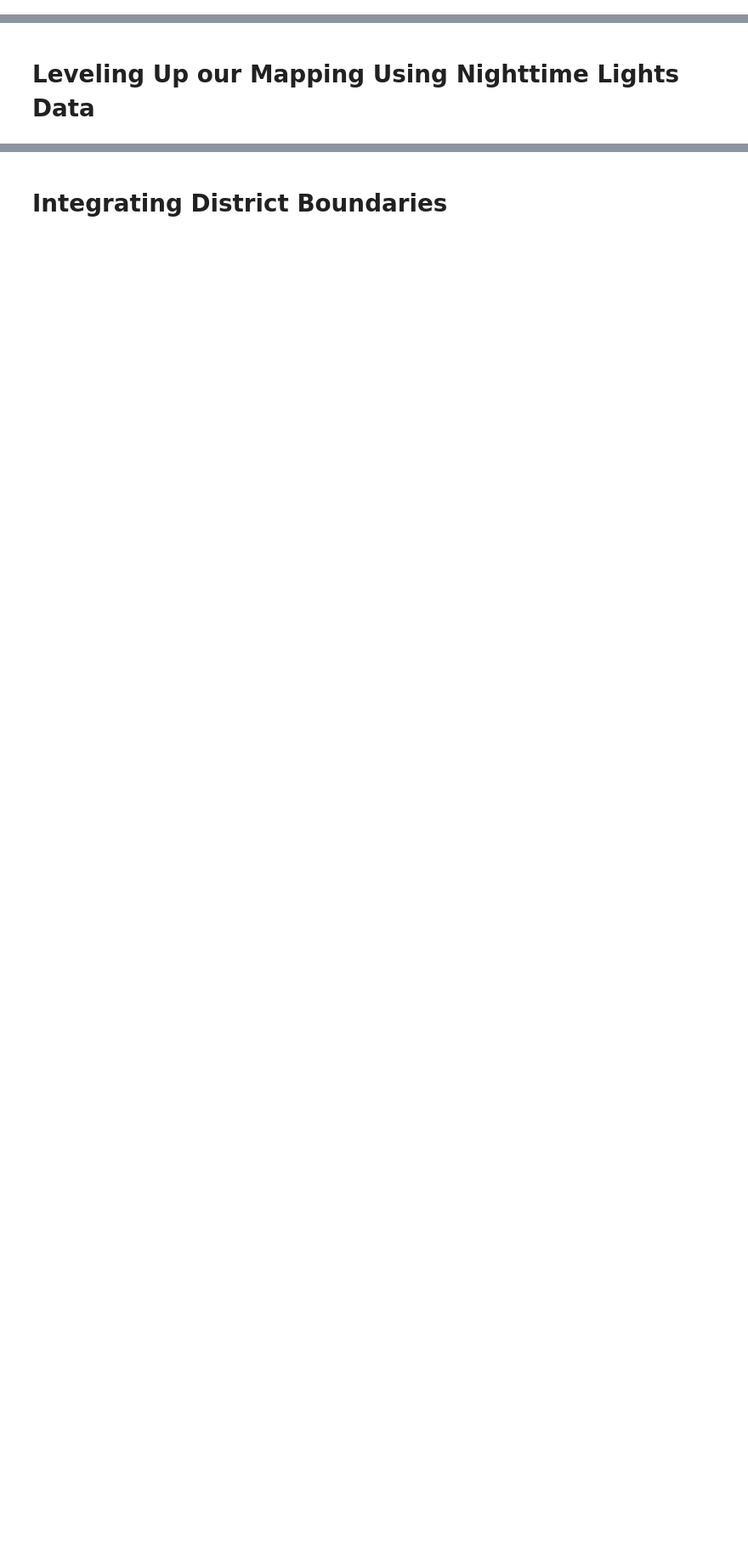
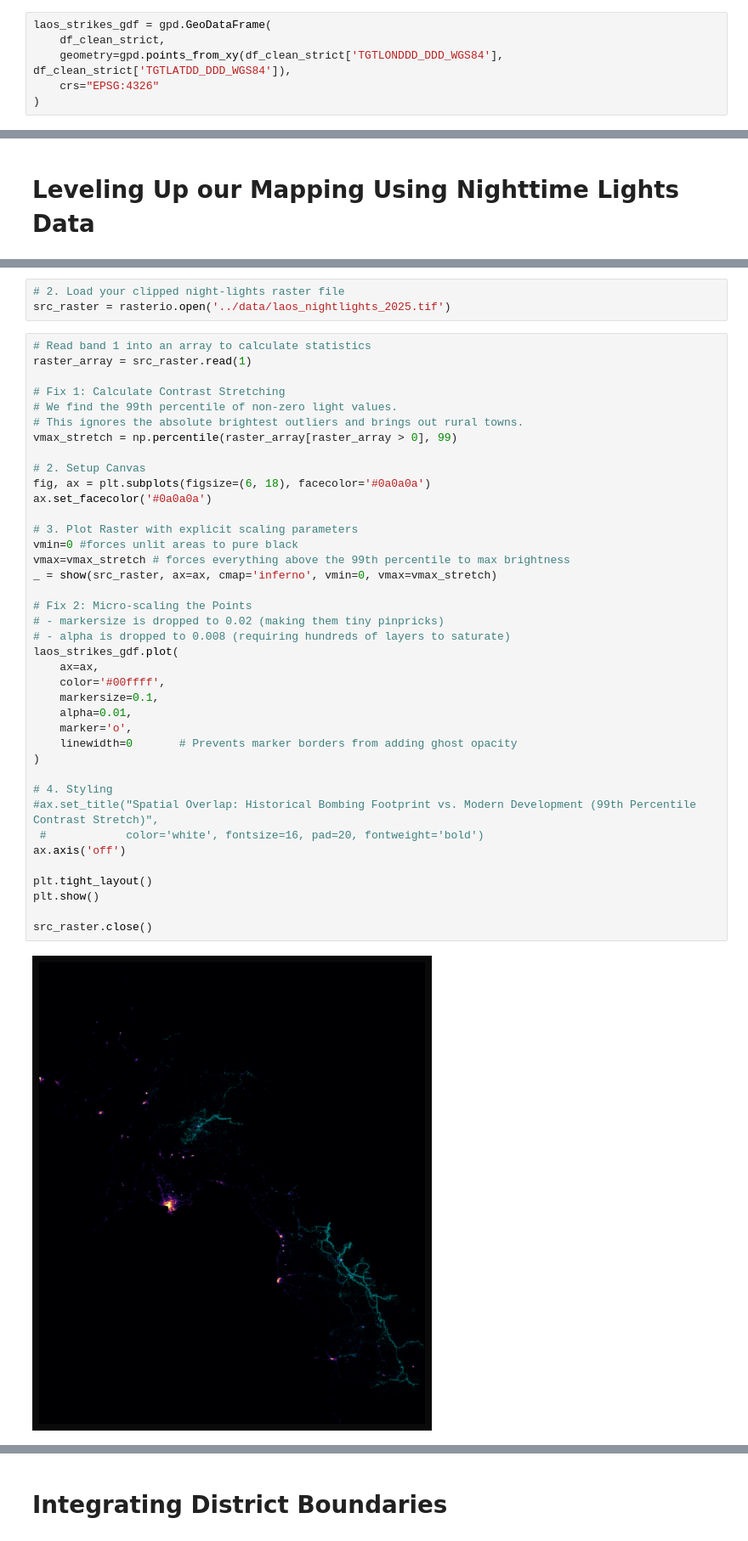
Before and after one commit to SMUREU/data-storytelling-brandon, a Jupyter notebook: notebooks/DataStorytelling.ipynb, the cells around one changed output, grey strips where cells are left out. Shown at 85% size. Drawn from its saved outputs; the diff is of its cells as text; blank space fills up the shorter version.

Commit message:
Created 1st draft of lights visualization

```diff
--- a/notebooks/DataStorytelling.ipynb
+++ b/notebooks/DataStorytelling.ipynb
@@ -348,0 +305,6 @@ if bombing_gdf.crs != gdf_provinces.crs:
+# %%
+laos_strikes_gdf = gpd.GeoDataFrame(
+    df_clean_strict,
+    geometry=gpd.points_from_xy(df_clean_strict['TGTLONDDD_DDD_WGS84'], df_clean_strict['TGTLATDD_DDD_WGS84']),
+    crs="EPSG:4326"
+)
@@ -489,0 +484,44 @@ with rasterio.open(global_tif_path) as src:
+# %%
+# 2. Load your clipped night-lights raster file
+src_raster = rasterio.open('../data/laos_nightlights_2025.tif')
+# %%
+# Read band 1 into an array to calculate statistics
+raster_array = src_raster.read(1)
+
+# Fix 1: Calculate Contrast Stretching
+# We find the 99th percentile of non-zero light values.
+# This ignores the absolute brightest outliers and brings out rural towns.
+vmax_stretch = np.percentile(raster_array[raster_array > 0], 99)
+
+# 2. Setup Canvas
+fig, ax = plt.subplots(figsize=(6, 18), facecolor='#0a0a0a')
+ax.set_facecolor('#0a0a0a')
+
+# 3. Plot Raster with explicit scaling parameters
+vmin=0 #forces unlit areas to pure black
+vmax=vmax_stretch # forces everything above the 99th percentile to max brightness
+_ = show(src_raster, ax=ax, cmap='inferno', vmin=0, vmax=vmax_stretch)
+
+# Fix 2: Micro-scaling the Points
+# - markersize is dropped to 0.02 (making them tiny pinpricks)
+# - alpha is dropped to 0.008 (requiring hundreds of layers to saturate)
+laos_strikes_gdf.plot(
+    ax=ax,
+    color='#00ffff',
+    markersize=0.1,
+    alpha=0.01,
+    marker='o',
+    linewidth=0       # Prevents marker borders from adding ghost opacity
+)
+
+# 4. Styling
+#ax.set_title("Spatial Overlap: Historical Bombing Footprint vs. Modern Development (99th Percentile Contrast Stretch)",
+ #            color='white', fontsize=16, pad=20, fontweight='bold')
+ax.axis('off')
+
+plt.tight_layout()
+plt.show()
+
+src_raster.close()
+# %% [output]
+[figure, added]
```
Also changed, not shown: parts of 17 cells of this notebook, 1 other file.
